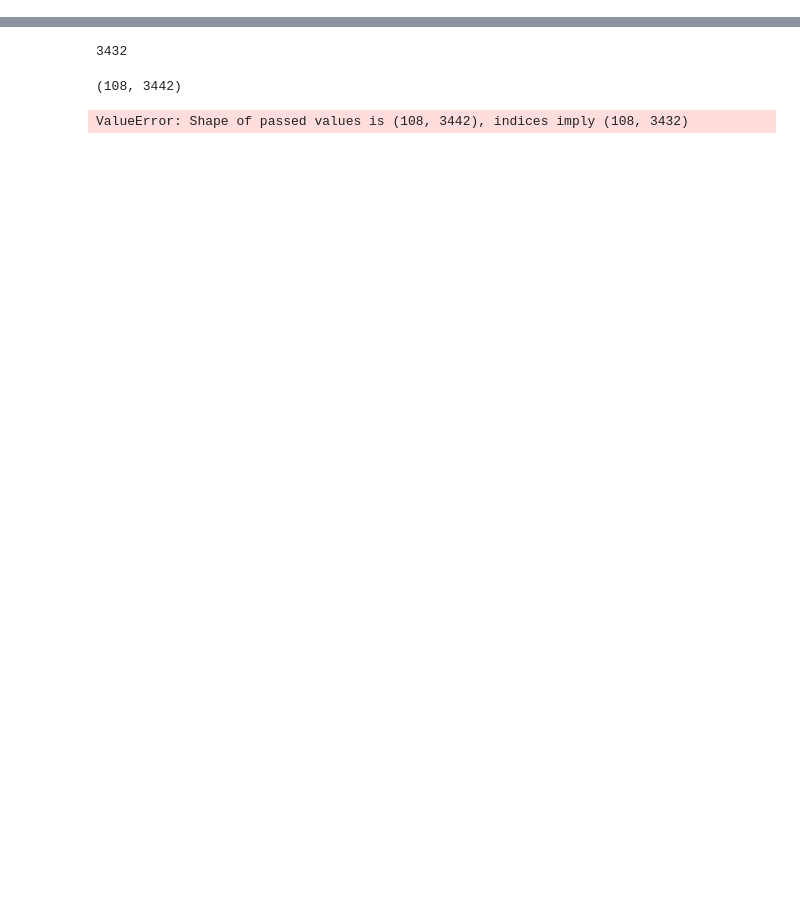
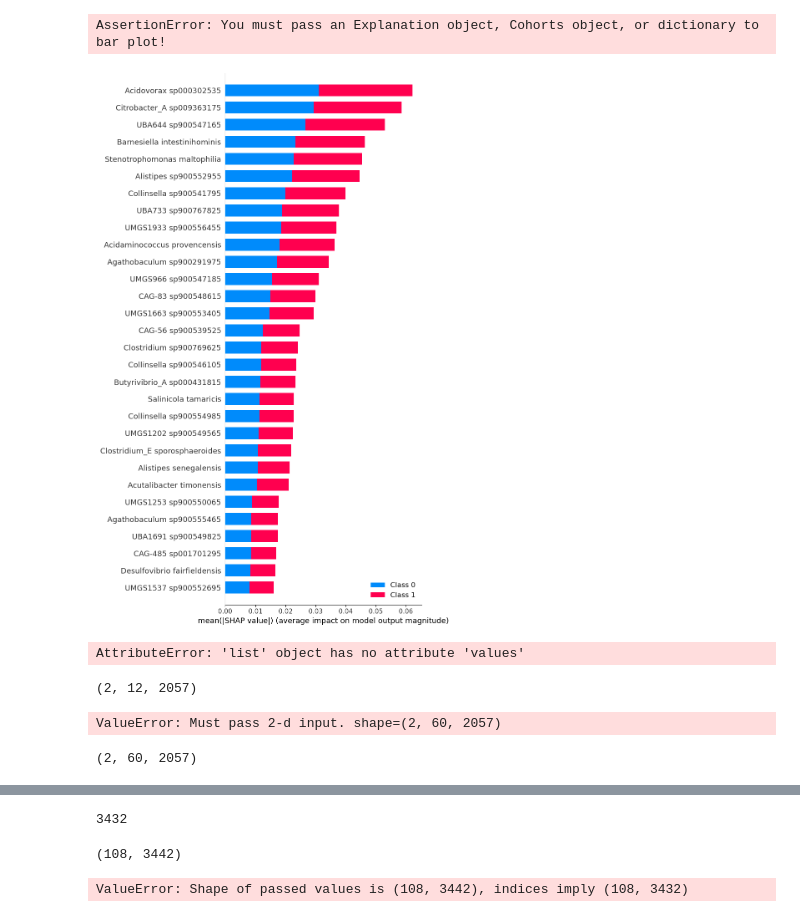
Before and after one commit to jindongmin/Meta_diseases_analyses, a Jupyter notebook: ipynb/CD_no_feature_selection.ipynb, the cells around one changed output, grey strips where cells are left out. Cells and saved outputs as stored; diff of their text form; code cells hidden in the pictures; blank space fills up the shorter version.

```diff
--- a/ipynb/CD_no_feature_selection.ipynb
+++ b/ipynb/CD_no_feature_selection.ipynb
@@ -24,0 +48,12 @@ def shapley_values(table: biom.Table,
+# %%
+shap.plots.bar(shap_values,show=False)
+# %% [output]
+AssertionError: You must pass an Explanation object, Cohorts object, or dictionary to bar plot!
+# %%
+shap.summary_plot(shap_values, X_test, max_display=30)
+# %% [output]
+[figure, added]
+# %%
+shap.plots.heatmap(shap_values, show=False)
+# %% [output]
+AttributeError: 'list' object has no attribute 'values'
@@ -25,3 +79,36 @@ def shapley_values(table: biom.Table,
+# %%
+import numpy as np
+np.array(shap_values).shape
+# %% [output]
+(2, 12, 2057)
+# %%
+fname = '../../../snakemake/data/Dan2020ASD_rl150/classify/moving-pictures-classifier_RF/sample_estimator.qza'
+model = qiime2.Artifact.load(fname).view(Pipeline)
+explainer = shap.TreeExplainer(model['est'])
+import numpy as np
+fname = '../../../snakemake/data/Dan2020ASD_rl150/Dan2020ASD.biom'
+table = biom.load_table(fname)
+features = table.to_dataframe()
+featureids = model.named_steps.dv.get_feature_names()
+features = features.loc[featureids]
+shap_values = explainer.shap_values(features.T.values)
+sampleids = table.ids()
+shap_values = pd.DataFrame(shap_values, index=sampleids,columns=featureids)
+shap_values
+np.array(shap_values).shape
+#shap_values = pd.DataFrame(shap_values, index=sampleids,columns=featureids)
+# shap_values
+# remove all 0 columns
+# df = shap_values
+# df_new = df.loc[:, (df != 0).any(axis=0)]
+#df_new.to_csv('../table/Dan_ASD_RF.csv', sep = '\t')
+# %% [output]
+ValueError: Must pass 2-d input. shape=(2, 60, 2057)
+# %%
+import numpy as np
+np.array(shap_values).shape
+# %% [output]
+(2, 60, 2057)
 # %%
 #5. Franzosa2019 -- Crohn’s Disease (IBD-CD)
 fname = '../../../snakemake/data/Franzosa2019IBD/classify/GB-pictures-classifier_CD_no_feature_selection/probabilities.qza'
```
Also changed, not shown: parts of 4 cells of this notebook, 1 other file.
